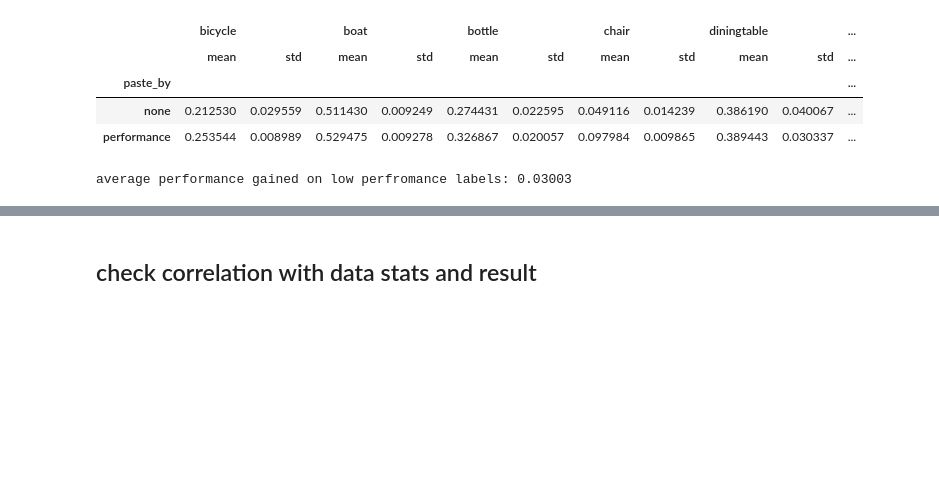
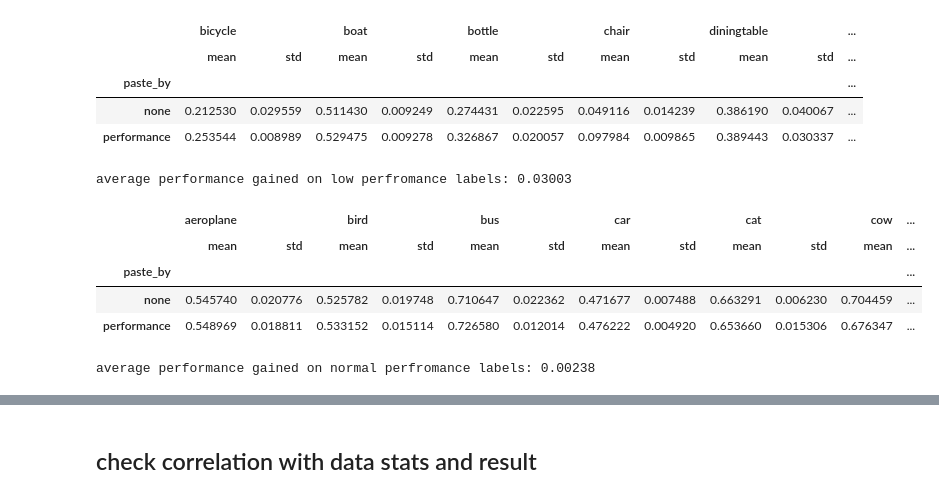
Before and after one commit to NamSahng/imbalance_segmentation, a Jupyter notebook: src/exercise_notebooks/check_result_2.ipynb, the cells around one changed output, grey strips where cells are left out. Drawn from its saved outputs; the diff is of its cells as text; code cells hidden in the pictures; blank space fills up the shorter version.

```diff
--- a/src/exercise_notebooks/check_result_2.ipynb
+++ b/src/exercise_notebooks/check_result_2.ipynb
@@ -218,6 +233,22 @@ print(f"average performance gained on low perfromance labels: {mean_Iou_diff:.5f
 | none | 0.212530 | 0.029559 | 0.511430 | 0.009249 | 0.274431 | 0.022595 | 0.049116 | 0.014239 | 0.386190 | 0.040067 | ... |
 | performance | 0.253544 | 0.008989 | 0.529475 | 0.009278 | 0.326867 | 0.020057 | 0.097984 | 0.009865 | 0.389443 | 0.030337 | ... |
 average performance gained on low perfromance labels: 0.03003
+# %%
+l0 = gb_random_cp_df.columns.get_level_values(0)
+l0 = l0.isin(list(set(label_cols) - set(low_performance_labels)))
+cur_df = gb_random_cp_df[gb_random_cp_df.columns[l0]].iloc[1:]
+display(cur_df)
+
+l1 = cur_df.columns.get_level_values(1) == 'mean'
+mean_Iou_diff = np.mean(cur_df[cur_df.columns[l1]].iloc[1] - cur_df[cur_df.columns[l1]].iloc[0])
+print(f"average performance gained on normal perfromance labels: {mean_Iou_diff:.5f}")
+# %% [output]
+|  | aeroplane |  | bird |  | bus |  | car |  | cat |  | cow | ... |
+|  | mean | std | mean | std | mean | std | mean | std | mean | std | mean | ... |
+| paste_by |  |  |  |  |  |  |  |  |  |  |  | ... |
+| none | 0.545740 | 0.020776 | 0.525782 | 0.019748 | 0.710647 | 0.022362 | 0.471677 | 0.007488 | 0.663291 | 0.006230 | 0.704459 | ... |
+| performance | 0.548969 | 0.018811 | 0.533152 | 0.015114 | 0.726580 | 0.012014 | 0.476222 | 0.004920 | 0.653660 | 0.015306 | 0.676347 | ... |
+average performance gained on normal perfromance labels: 0.00238
 # %%
 l0 = gb_random_cp_df.columns.get_level_values(0)
 l0 = (~l0.isin(low_performance_labels)) & (~l0.isin(imbalanced_labels))
```
Also changed, not shown: parts of 3 cells of this notebook, 1 other file.
